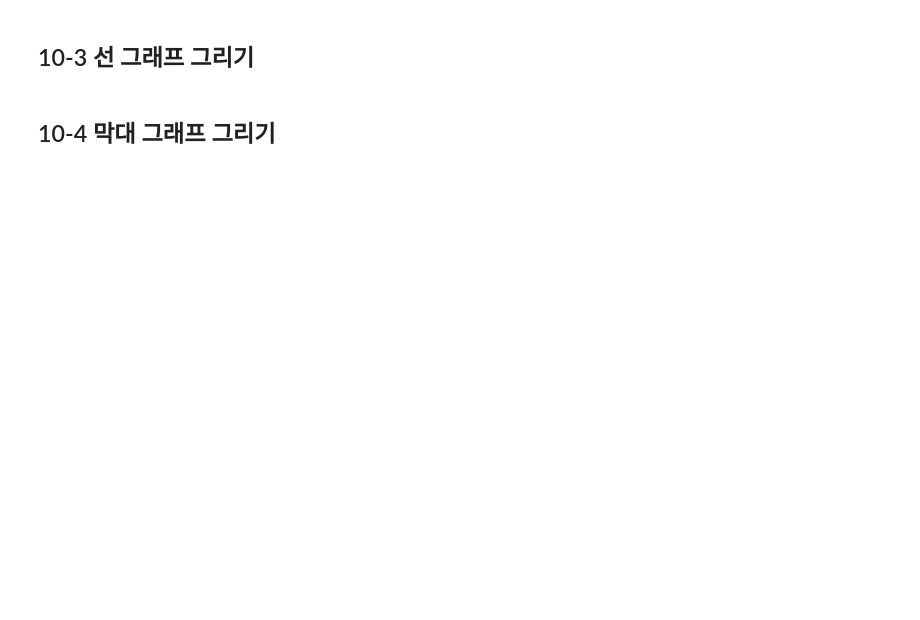
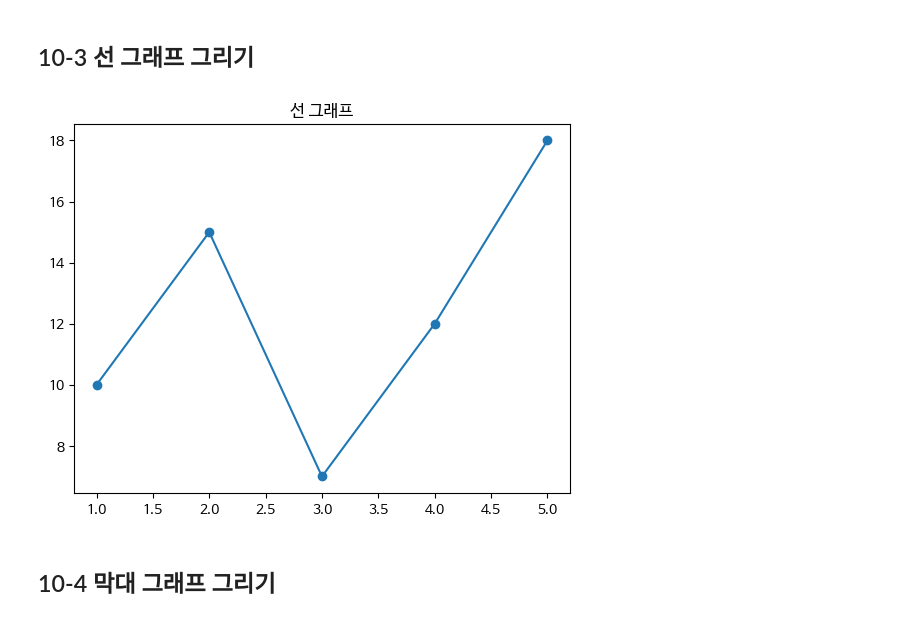
Before and after one commit to dwk72/Data-Analysis-with-Open-Source, a Jupyter notebook: 오픈소스_데이터_분석_10강.ipynb, the cells around one changed output. Drawn from its saved outputs; the diff is of its cells as text; code cells hidden in the pictures; blank space fills up the shorter version.

```diff
--- a/오픈소스_데이터_분석_10강.ipynb
+++ b/오픈소스_데이터_분석_10강.ipynb
@@ -91,14 +100,17 @@ data = {
 # %%
 import matplotlib.pyplot as plt
 
 ## 데이터 정의
 x = [1, 2, 3, 4, 5]
 y = [10, 15, 7, 12, 18]
 
 ## 선 그래프 그리기
+plt.plot(x, y, marker='o')
 
 # 제목 설정
-
+plt.title('선 그래프')
 plt.show()
+# %% [output]
+[figure, added]
 # %% [markdown]
 ## 10-4 막대 그래프 그리기
```
Also changed, not shown: parts of 10 cells of this notebook.
